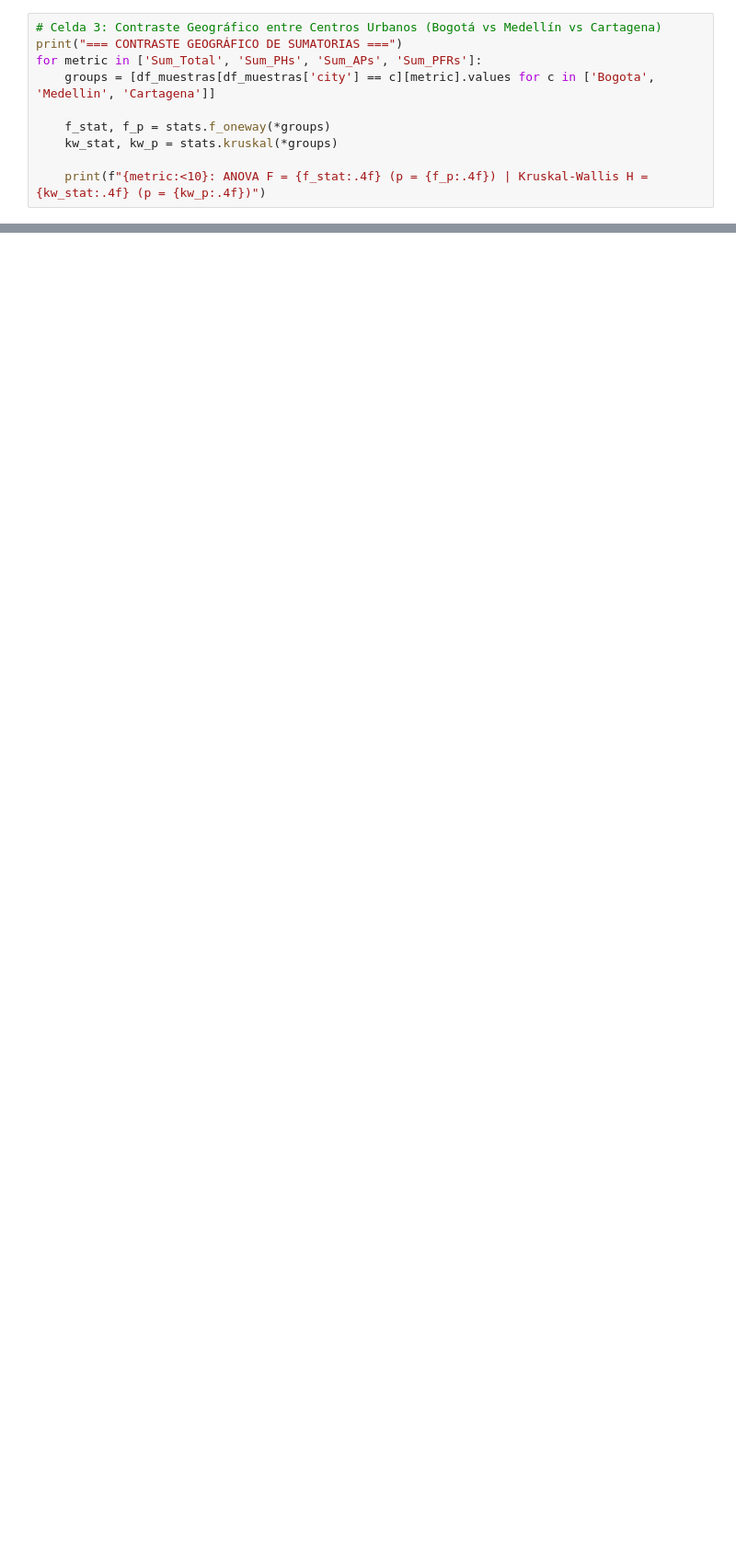
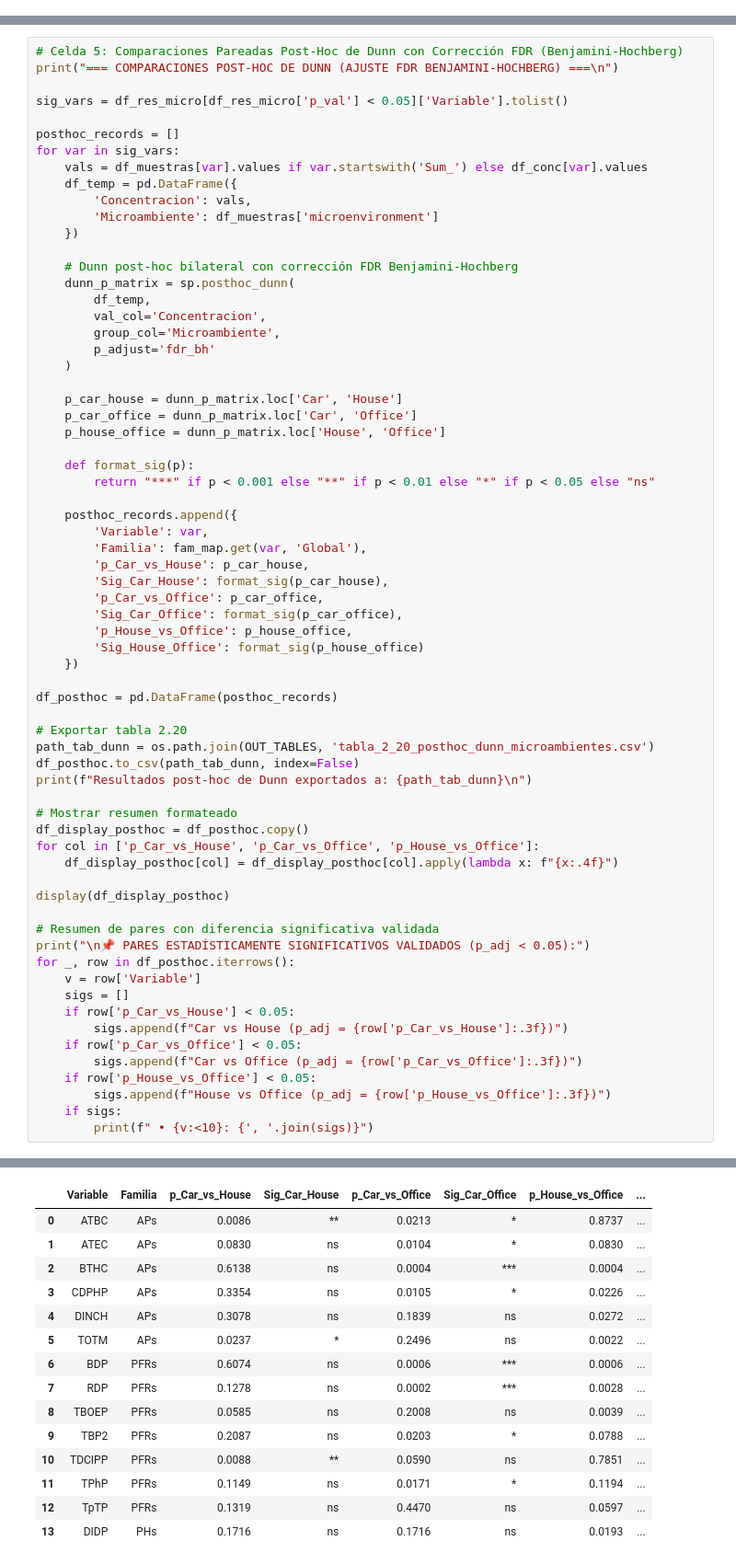
Before and after one commit to EddiazOS/LC_data_review, a Jupyter notebook: 05_Analisis_Reproducible/notebooks/02_nivel_2_variabilidad_espacial.ipynb, the cells around one changed output, grey strips where cells are left out. Shown at 92% size. Cells and saved outputs as stored; diff of their text form; blank space fills up the shorter version.

```diff
--- a/05_Analisis_Reproducible/notebooks/02_nivel_2_variabilidad_espacial.ipynb
+++ b/05_Analisis_Reproducible/notebooks/02_nivel_2_variabilidad_espacial.ipynb
@@ -71,10 +125,0 @@ print("Datos y sumatorias preparadas.")
-# %%
-# Celda 3: Contraste Geográfico entre Centros Urbanos (Bogotá vs Medellín vs Cartagena)
-print("=== CONTRASTE GEOGRÁFICO DE SUMATORIAS ===")
-for metric in ['Sum_Total', 'Sum_PHs', 'Sum_APs', 'Sum_PFRs']:
-    groups = [df_muestras[df_muestras['city'] == c][metric].values for c in ['Bogota', 'Medellin', 'Cartagena']]
-
-    f_stat, f_p = stats.f_oneway(*groups)
-    kw_stat, kw_p = stats.kruskal(*groups)
-
-    print(f"{metric:<10}: ANOVA F = {f_stat:.4f} (p = {f_p:.4f}) | Kruskal-Wallis H = {kw_stat:.4f} (p = {kw_p:.4f})")
@@ -138,0 +371,68 @@ print(f"Figura 2 guardada en: {fig2_path}")
+# %%
+# Celda 5: Comparaciones Pareadas Post-Hoc de Dunn con Corrección FDR (Benjamini-Hochberg)
+print("=== COMPARACIONES POST-HOC DE DUNN (AJUSTE FDR BENJAMINI-HOCHBERG) ===\n")
+
+sig_vars = df_res_micro[df_res_micro['p_val'] < 0.05]['Variable'].tolist()
+
+posthoc_records = []
+for var in sig_vars:
+    vals = df_muestras[var].values if var.startswith('Sum_') else df_conc[var].values
+    df_temp = pd.DataFrame({
+        'Concentracion': vals,
+        'Microambiente': df_muestras['microenvironment']
+    })
+
+    # Dunn post-hoc bilateral con corrección FDR Benjamini-Hochberg
+    dunn_p_matrix = sp.posthoc_dunn(
+        df_temp,
+        val_col='Concentracion',
+        group_col='Microambiente',
+        p_adjust='fdr_bh'
+    )
+
+    p_car_house = dunn_p_matrix.loc['Car', 'House']
+    p_car_office = dunn_p_matrix.loc['Car', 'Office']
+    p_house_office = dunn_p_matrix.loc['House', 'Office']
+
+    def format_sig(p):
+        return "***" if p < 0.001 else "**" if p < 0.01 else "*" if p < 0.05 else "ns"
+
+    posthoc_records.append({
+        'Variable': var,
+        'Familia': fam_map.get(var, 'Global'),
+        'p_Car_vs_House': p_car_house,
+        'Sig_Car_House': format_sig(p_car_house),
+        'p_Car_vs_Office': p_car_office,
+        'Sig_Car_Office': format_sig(p_car_office),
+        'p_House_vs_Office': p_house_office,
+        'Sig_House_Office': format_sig(p_house_office)
+    })
+
+df_posthoc = pd.DataFrame(posthoc_records)
+
+# Exportar tabla 2.20
+path_tab_dunn = os.path.join(OUT_TABLES, 'tabla_2_20_posthoc_dunn_microambientes.csv')
+df_posthoc.to_csv(path_tab_dunn, index=False)
+print(f"Resultados post-hoc de Dunn exportados a: {path_tab_dunn}\n")
+
+# Mostrar resumen formateado
+df_display_posthoc = df_posthoc.copy()
+for col in ['p_Car_vs_House', 'p_Car_vs_Office', 'p_House_vs_Office']:
+    df_display_posthoc[col] = df_display_posthoc[col].apply(lambda x: f"{x:.4f}")
+
+display(df_display_posthoc)
+
+# Resumen de pares con diferencia significativa validada
+print("\n📌 PARES ESTADÍSTICAMENTE SIGNIFICATIVOS VALIDADOS (p_adj < 0.05):")
+for _, row in df_posthoc.iterrows():
+    v = row['Variable']
+    sigs = []
+    if row['p_Car_vs_House'] < 0.05:
+        sigs.append(f"Car vs House (p_adj = {row['p_Car_vs_House']:.3f})")
+    if row['p_Car_vs_Office'] < 0.05:
+        sigs.append(f"Car vs Office (p_adj = {row['p_Car_vs_Office']:.3f})")
+    if row['p_House_vs_Office'] < 0.05:
+        sigs.append(f"House vs Office (p_adj = {row['p_House_vs_Office']:.3f})")
+    if sigs:
+        print(f" • {v:<10}: {', '.join(sigs)}")
+# %% [output]
@@ -138,0 +442,15 @@ print(f"Figura 2 guardada en: {fig2_path}")
+|  | Variable | Familia | p_Car_vs_House | Sig_Car_House | p_Car_vs_Office | Sig_Car_Office | p_House_vs_Office | ... |
+| 0 | ATBC | APs | 0.0086 | ** | 0.0213 | * | 0.8737 | ... |
+| 1 | ATEC | APs | 0.0830 | ns | 0.0104 | * | 0.0830 | ... |
+| 2 | BTHC | APs | 0.6138 | ns | 0.0004 | *** | 0.0004 | ... |
+| 3 | CDPHP | APs | 0.3354 | ns | 0.0105 | * | 0.0226 | ... |
+| 4 | DINCH | APs | 0.3078 | ns | 0.1839 | ns | 0.0272 | ... |
+| 5 | TOTM | APs | 0.0237 | * | 0.2496 | ns | 0.0022 | ... |
+| 6 | BDP | PFRs | 0.6074 | ns | 0.0006 | *** | 0.0006 | ... |
+| 7 | RDP | PFRs | 0.1278 | ns | 0.0002 | *** | 0.0028 | ... |
+| 8 | TBOEP | PFRs | 0.0585 | ns | 0.2008 | ns | 0.0039 | ... |
+| 9 | TBP2 | PFRs | 0.2087 | ns | 0.0203 | * | 0.0788 | ... |
+| 10 | TDCIPP | PFRs | 0.0088 | ** | 0.0590 | ns | 0.7851 | ... |
+| 11 | TPhP | PFRs | 0.1149 | ns | 0.0171 | * | 0.1194 | ... |
+| 12 | TpTP | PFRs | 0.1319 | ns | 0.4470 | ns | 0.0597 | ... |
+| 13 | DIDP | PHs | 0.1716 | ns | 0.1716 | ns | 0.0193 | ... |
```
Also changed, not shown: parts of 19 cells of this notebook, 30 other files.
